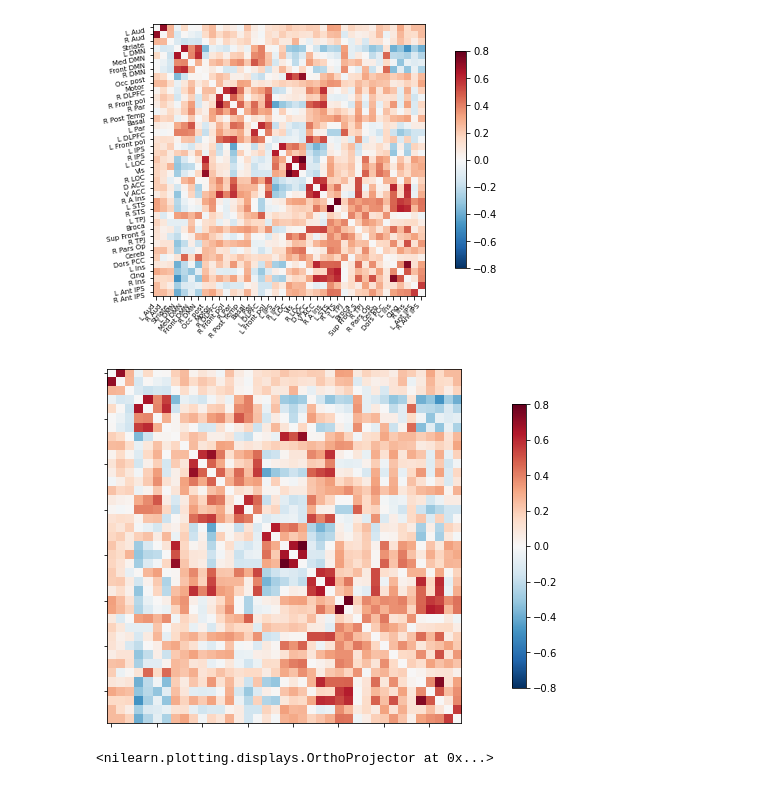
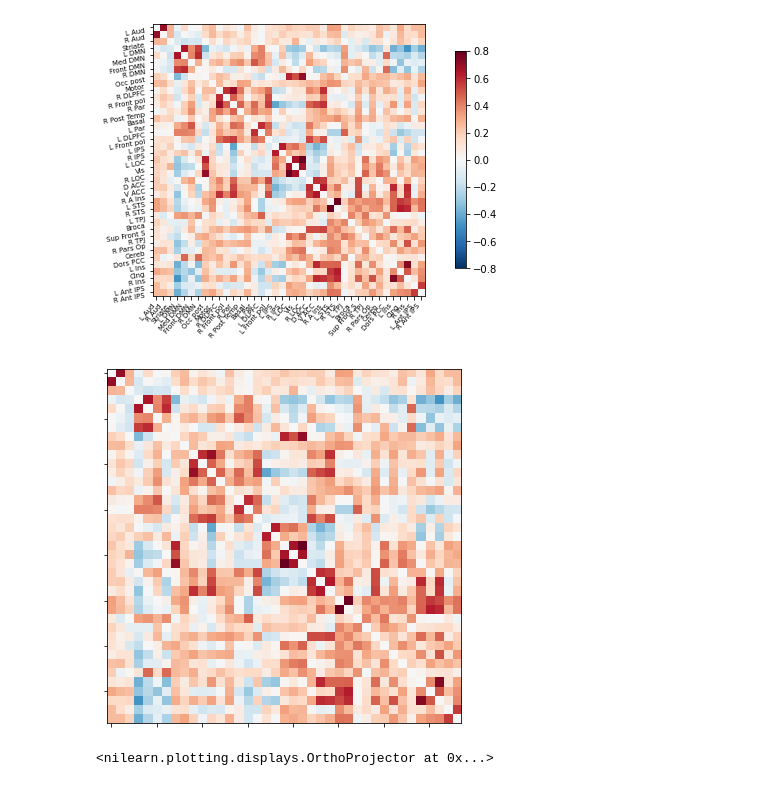
Before and after one commit to shuo-zhou/GSDA-Lateralization, a Jupyter notebook: plot_probabilistic_atlas_extraction.ipynb, the cells around one changed output. Cells and saved outputs as stored; diff of their text form; code cells hidden in the pictures.

```diff
--- a/plot_probabilistic_atlas_extraction.ipynb
+++ b/plot_probabilistic_atlas_extraction.ipynb
@@ -102,11 +106,12 @@ The inverse_transformed function was deprecated in Matplotlib 3.3 and will be re
 [figure]
 # %%
 import matplotlib.pylab as plt
-plotting.plot_matrix(correlation_matrix, colorbar=True,
+plotting.plot_matrix(correlation_matrix, colorbar=False,
                      vmax=0.8, vmin=-0.8)
-plt.savefig('brain_network.pdf', format='pdf', bbox_inches='tight')
+# plt.savefig('brain_network.pdf', format='pdf', bbox_inches='tight')
+plt.savefig('brain_network.svg', format='svg', bbox_inches='tight')
 # %% [output]
-[figure, old version]
+[figure, new version]
 # %%
 atlas_data = datasets.fetch_atlas_msdl()
 # atlas_filename = atlas_data.maps
```
Also changed, not shown: parts of 2 cells of this notebook, 2 other files.
